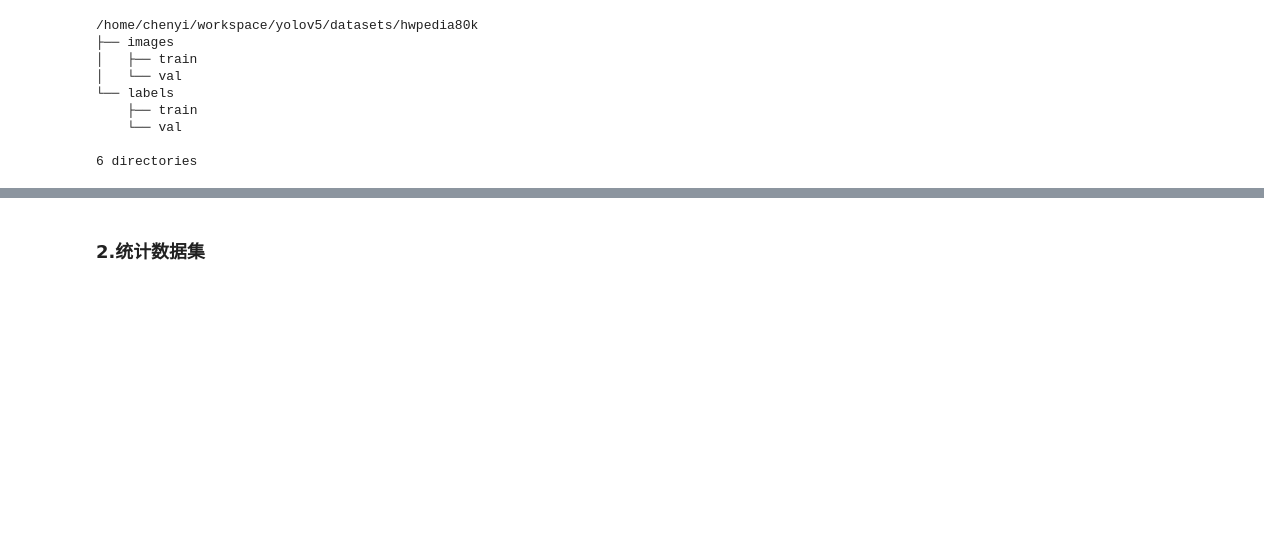
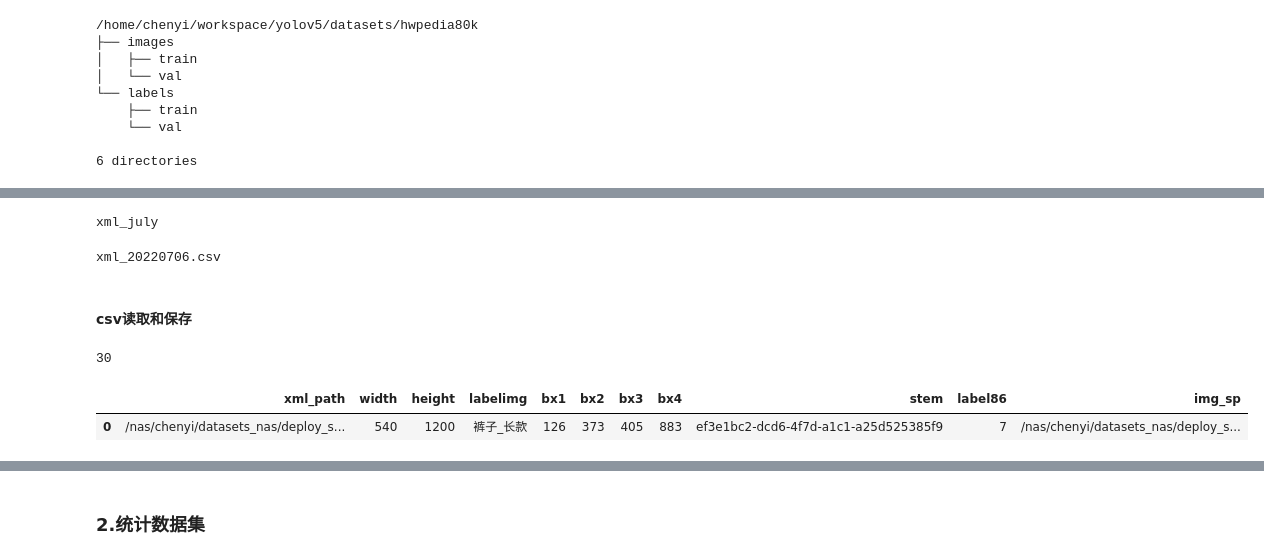
Before and after one commit to PEduck/datasetMudule, a Jupyter notebook: dataset/trainset_generate/gen3_dataset.ipynb, the cells around one changed output, grey strips where cells are left out. Drawn from its saved outputs; the diff is of its cells as text; code cells hidden in the pictures; blank space fills up the shorter version.

Commit message:
wardrobe20k

```diff
--- a/dataset/trainset_generate/gen3_dataset.ipynb
+++ b/dataset/trainset_generate/gen3_dataset.ipynb
@@ -91,0 +93,25 @@ shbg_map_dict = get_list2dict(shbg_map[shbg_map.columns[0]], shbg_map[shbg_map.c
+# %%
+root_nas = Path('/nas/chenyi/datasets_nas/dada_det/xml/')
+root_nas = Path('/nas/chenyi/datasets_nas/deploy_system/info_csv/')
+# %%
+!ls $root_nas
+# %% [output]
+xml_july
+# %%
+root_xml = root_nas /'wardrobe500k/wardrobe20k_xml_hard20220705'
+root_xml = root_nas /'xml_july'
+!ls $root_xml
+# %% [output]
+xml_20220706.csv
+# %% [markdown]
+#### csv读取和保存
+# %%
+xml_df = pd.read_csv(root_xml /'xml_20220706.csv')
+len(xml_df)
+# %% [output]
+30
+# %%
+xml_df.head(1)
+# %% [output]
+|  | xml_path | width | height | labelimg | bx1 | bx2 | bx3 | bx4 | stem | label86 | img_sp |
+| 0 | /nas/chenyi/datasets_nas/deploy_s... | 540 | 1200 | 裤子_长款 | 126 | 373 | 405 | 883 | ef3e1bc2-dcd6-4f7d-a1c1-a25d525385f9 | 7 | /nas/chenyi/datasets_nas/deploy_s... |
```
Also changed, not shown: parts of 45 cells of this notebook, 20 other files.
